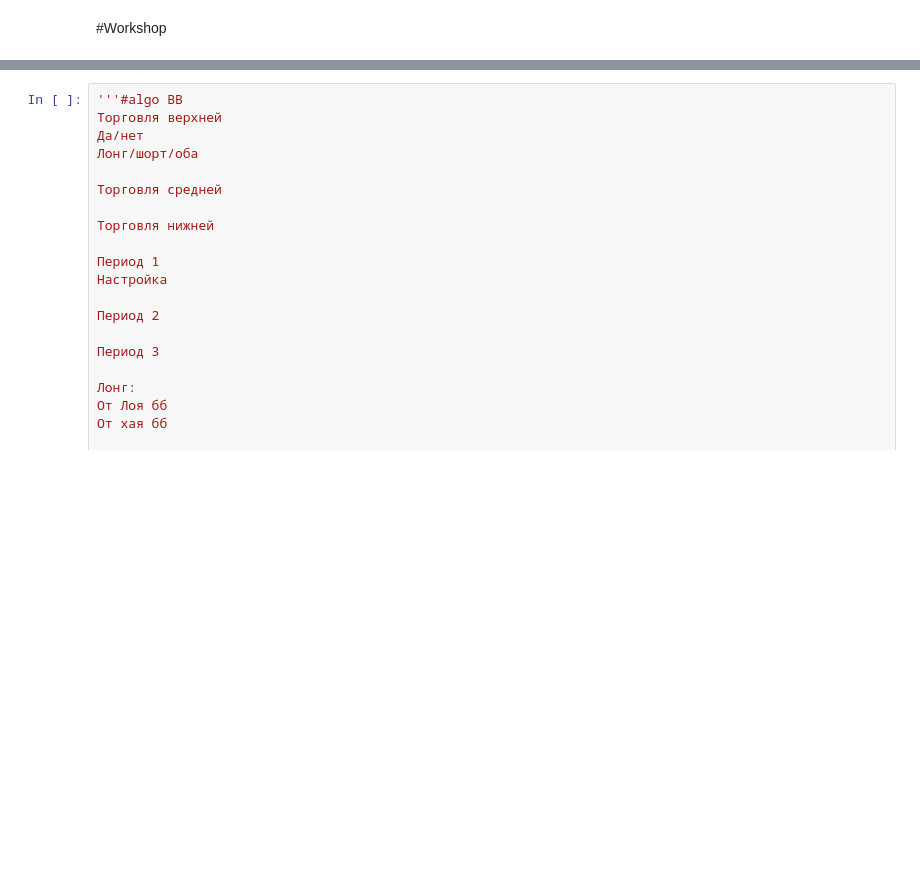
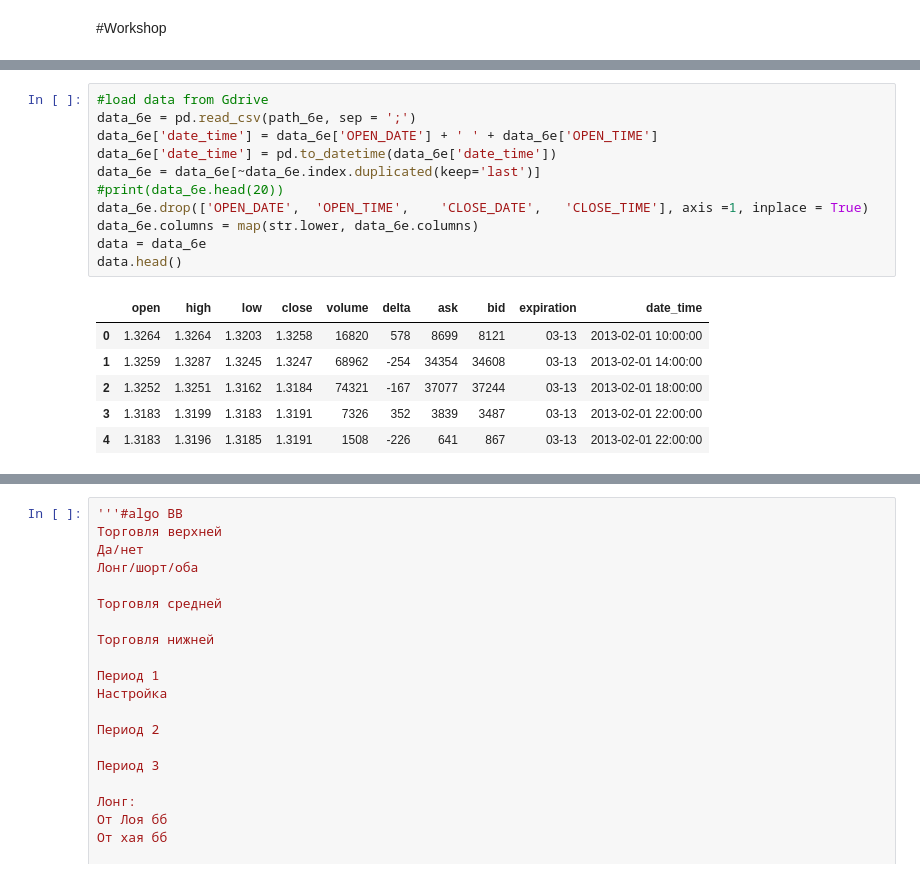
Before and after one commit to Lasttrader/LT_finance_and_trading, a Jupyter notebook: 09_04_2023_fintech.ipynb, the cells around one changed output, grey strips where cells are left out. Saved outputs shown, nothing was run; the diff lists cells and outputs as text; blank space fills up the shorter version.

```diff
--- a/09_04_2023_fintech.ipynb
+++ b/09_04_2023_fintech.ipynb
@@ -341,0 +363,18 @@ None
+# %%
+#load data from Gdrive
+data_6e = pd.read_csv(path_6e, sep = ';')
+data_6e['date_time'] = data_6e['OPEN_DATE'] + ' ' + data_6e['OPEN_TIME']
+data_6e['date_time'] = pd.to_datetime(data_6e['date_time'])
+data_6e = data_6e[~data_6e.index.duplicated(keep='last')]
+#print(data_6e.head(20))
+data_6e.drop(['OPEN_DATE',	'OPEN_TIME',	'CLOSE_DATE',	'CLOSE_TIME'], axis =1, inplace = True)
+data_6e.columns = map(str.lower, data_6e.columns)
+data = data_6e
+data.head()
+# %% [output]
+|  | open | high | low | close | volume | delta | ask | bid | expiration | date_time |
+| 0 | 1.3264 | 1.3264 | 1.3203 | 1.3258 | 16820 | 578 | 8699 | 8121 | 03-13 | 2013-02-01 10:00:00 |
+| 1 | 1.3259 | 1.3287 | 1.3245 | 1.3247 | 68962 | -254 | 34354 | 34608 | 03-13 | 2013-02-01 14:00:00 |
+| 2 | 1.3252 | 1.3251 | 1.3162 | 1.3184 | 74321 | -167 | 37077 | 37244 | 03-13 | 2013-02-01 18:00:00 |
+| 3 | 1.3183 | 1.3199 | 1.3183 | 1.3191 | 7326 | 352 | 3839 | 3487 | 03-13 | 2013-02-01 22:00:00 |
+| 4 | 1.3183 | 1.3196 | 1.3185 | 1.3191 | 1508 | -226 | 641 | 867 | 03-13 | 2013-02-01 22:00:00 |
```
Also changed, not shown: parts of 21 cells of this notebook.
